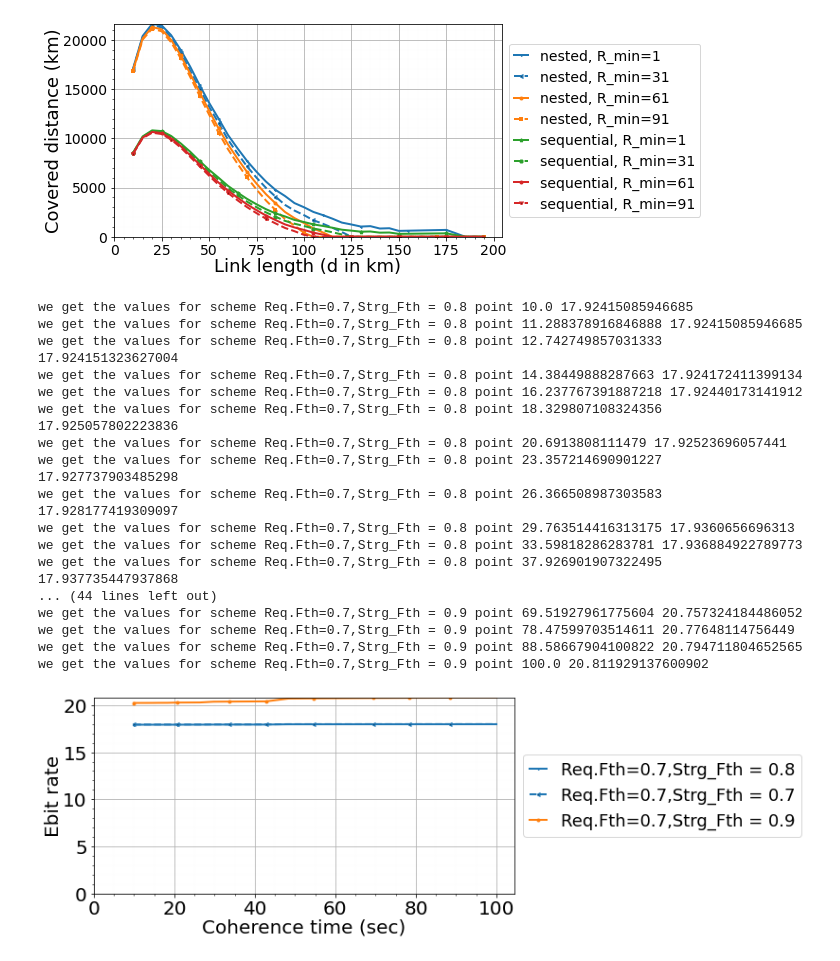
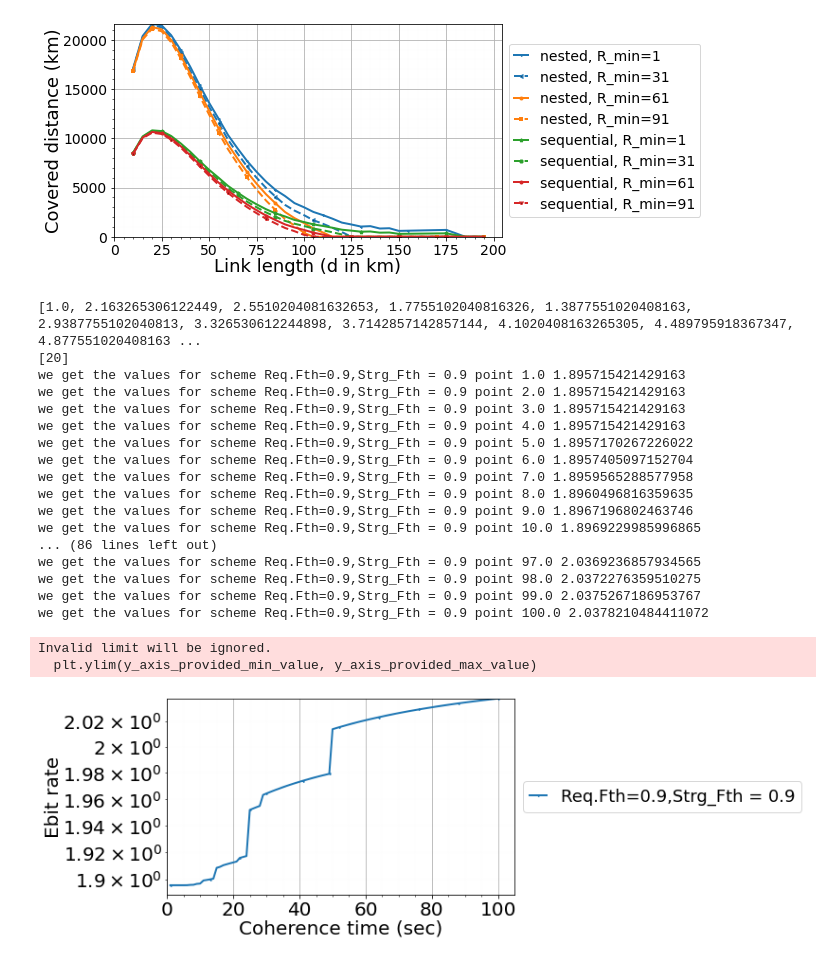
Before and after one commit to pooryousefshahrooz/QSN, a Jupyter notebook: plotting/parsing_and_plotting.ipynb, the cells around one changed output. Cells and saved outputs as stored; diff of their text form; code cells hidden in the pictures.

Commit message:
qubit decoherence assumptions on storage

```diff
--- a/plotting/parsing_and_plotting.ipynb
+++ b/plotting/parsing_and_plotting.ipynb
@@ -305,15 +305,19 @@ ploting_simple_y_as_x("Coherence time (sec)","Percentage of satisfied workloads"
                       False,True,True,6,2,
                       "plots/QSN_repeater_chain_workload_as_coh_time.pdf",True,2,6.4,3.8,False)
 # %%
-
+delta_values = set([])
 scheme_keys = set([])
 τ_coh_values  =set([])
+t_max_values = set([])
 each_scheme_each_coherence_time_all_workloads = {}
 each_scheme_each_coherence_time_workloads  ={}
 
 # result_file_path = "../../QSN_results/QSN_resultsv3.csv" #for intermediate edge capacity 300 EPRps
 # result_file_path = "../../QSN_results/QSN_resultsv2.csv" #for intermediate edge capacity 100 EPRps
 result_file_path = "../../QSN_results/QSN_results_final_maximizing_rate.csv" #for intermediate edge capacity 100 EPRps
+
+
+result_file_path = "../../QSN_results/QSN_results_final_maximizing_rate_doceherence_assumption.csv" #for intermediate edge capacity 100 EPRps
 
 
 with open(result_file_path, "r") as f:
@@ -332,10 +336,11 @@ with open(result_file_path, "r") as f:
         objective_value = float(line[7])
         edge_capacity = int(line[8])
 #         print("objective_value",objective_value)
-
-        if  ( t_max in [10] and request_fidelity_threshold in [0.7]  and
-             storage_block_threshold in [0.7,0.8,0.85,0.9] and storage_block_threshold in [0.8,0.7,0.9] and
-             delta in [10] and edge_capacity in [200] and storage_capacity in [400]
+        delta_values.add(delta)
+        t_max_values.add(t_max)
+        if  ( t_max in [20] and request_fidelity_threshold in [0.9,0.7,0.94,0.8]  and
+             storage_block_threshold in [0.9] and
+             delta in [10.693877551020408] and edge_capacity in [200] and storage_capacity in [1000]
             ):
             scheme = "Req.Fth="+str(request_fidelity_threshold)+",Strg_Fth = "+str(storage_block_threshold)
             try:
@@ -352,54 +357,57 @@ with open(result_file_path, "r") as f:
             if scheme not in scheme_keys:
                 scheme_keys.add(scheme)
 
-
+print(list(delta_values))
+print(list(t_max_values))
 selected_values = []
 each_scheme_each_coherence_time_workloads_percentage = {}
 for scheme,τ_coh_value_satisfied_number in each_scheme_each_coherence_time_workloads.items():
     for τ_coh,values in τ_coh_value_satisfied_number.items():
 
         avg_EGR = sum(values)/len(values)
         try:
             each_scheme_each_coherence_time_workloads_percentage[scheme][τ_coh] = avg_EGR
         except:
             each_scheme_each_coherence_time_workloads_percentage[scheme]  ={}
             each_scheme_each_coherence_time_workloads_percentage[scheme][τ_coh]=avg_EGR
         selected_values.append(avg_EGR)
 
 
 τ_coh_values = list(τ_coh_values)
 τ_coh_values.sort()
 scheme_keys = list(scheme_keys)
 
 ploting_simple_y_as_x("Coherence time (sec)","Ebit rate",
                         20, 20, 20,
                       20, 0, 0,
                       0,0,False,[],max(selected_values),
 
                       list(scheme_keys),
                       each_scheme_each_coherence_time_workloads_percentage,
                       τ_coh_values,τ_coh_values,
                       True,True,True,1,18,
                       "plots/QSN_repeater_chain_ebit_as_coh_time.pdf",True,2,11.4,3.8,True)
 # %% [output]
-we get the values for scheme Req.Fth=0.7,Strg_Fth = 0.8 point 10.0 17.92415085946685
-we get the values for scheme Req.Fth=0.7,Strg_Fth = 0.8 point 11.288378916846888 17.92415085946685
-we get the values for scheme Req.Fth=0.7,Strg_Fth = 0.8 point 12.742749857031333 17.924151323627004
-we get the values for scheme Req.Fth=0.7,Strg_Fth = 0.8 point 14.38449888287663 17.924172411399134
-we get the values for scheme Req.Fth=0.7,Strg_Fth = 0.8 point 16.237767391887218 17.92440173141912
-we get the values for scheme Req.Fth=0.7,Strg_Fth = 0.8 point 18.329807108324356 17.925057802223836
-we get the values for scheme Req.Fth=0.7,Strg_Fth = 0.8 point 20.6913808111479 17.92523696057441
-we get the values for scheme Req.Fth=0.7,Strg_Fth = 0.8 point 23.357214690901227 17.927737903485298
-we get the values for scheme Req.Fth=0.7,Strg_Fth = 0.8 point 26.366508987303583 17.928177419309097
-we get the values for scheme Req.Fth=0.7,Strg_Fth = 0.8 point 29.763514416313175 17.9360656696313
-we get the values for scheme Req.Fth=0.7,Strg_Fth = 0.8 point 33.59818286283781 17.936884922789773
-we get the values for scheme Req.Fth=0.7,Strg_Fth = 0.8 point 37.926901907322495 17.937735447937868
-... (44 lines left out)
-we get the values for scheme Req.Fth=0.7,Strg_Fth = 0.9 point 69.51927961775604 20.757324184486052
-we get the values for scheme Req.Fth=0.7,Strg_Fth = 0.9 point 78.47599703514611 20.77648114756449
-we get the values for scheme Req.Fth=0.7,Strg_Fth = 0.9 point 88.58667904100822 20.794711804652565
-we get the values for scheme Req.Fth=0.7,Strg_Fth = 0.9 point 100.0 20.811929137600902
+[1.0, 2.163265306122449, 2.5510204081632653, 1.7755102040816326, 1.3877551020408163, 2.9387755102040813, 3.326530612244898, 3.7142857142857144, 4.1020408163265305, 4.489795918367347, 4.877551020408163 ...
+[20]
+we get the values for scheme Req.Fth=0.9,Strg_Fth = 0.9 point 1.0 1.895715421429163
+we get the values for scheme Req.Fth=0.9,Strg_Fth = 0.9 point 2.0 1.895715421429163
+we get the values for scheme Req.Fth=0.9,Strg_Fth = 0.9 point 3.0 1.895715421429163
+we get the values for scheme Req.Fth=0.9,Strg_Fth = 0.9 point 4.0 1.895715421429163
+we get the values for scheme Req.Fth=0.9,Strg_Fth = 0.9 point 5.0 1.8957170267226022
+we get the values for scheme Req.Fth=0.9,Strg_Fth = 0.9 point 6.0 1.8957405097152704
+we get the values for scheme Req.Fth=0.9,Strg_Fth = 0.9 point 7.0 1.8959565288577958
+we get the values for scheme Req.Fth=0.9,Strg_Fth = 0.9 point 8.0 1.8960496816359635
+we get the values for scheme Req.Fth=0.9,Strg_Fth = 0.9 point 9.0 1.8967196802463746
+we get the values for scheme Req.Fth=0.9,Strg_Fth = 0.9 point 10.0 1.8969229985996865
+... (86 lines left out)
+we get the values for scheme Req.Fth=0.9,Strg_Fth = 0.9 point 97.0 2.0369236857934565
+we get the values for scheme Req.Fth=0.9,Strg_Fth = 0.9 point 98.0 2.0372276359510275
+we get the values for scheme Req.Fth=0.9,Strg_Fth = 0.9 point 99.0 2.0375267186953767
+we get the values for scheme Req.Fth=0.9,Strg_Fth = 0.9 point 100.0 2.0378210484411072
+Invalid limit will be ignored.
+  plt.ylim(y_axis_provided_min_value, y_axis_provided_max_value)
-[figure, old version]
+[figure, new version]
 # %%
 τ_coh_list = np.linspace(10,10,1)
 print(τ_coh_list)
```
Also changed, not shown: 3 other files.
